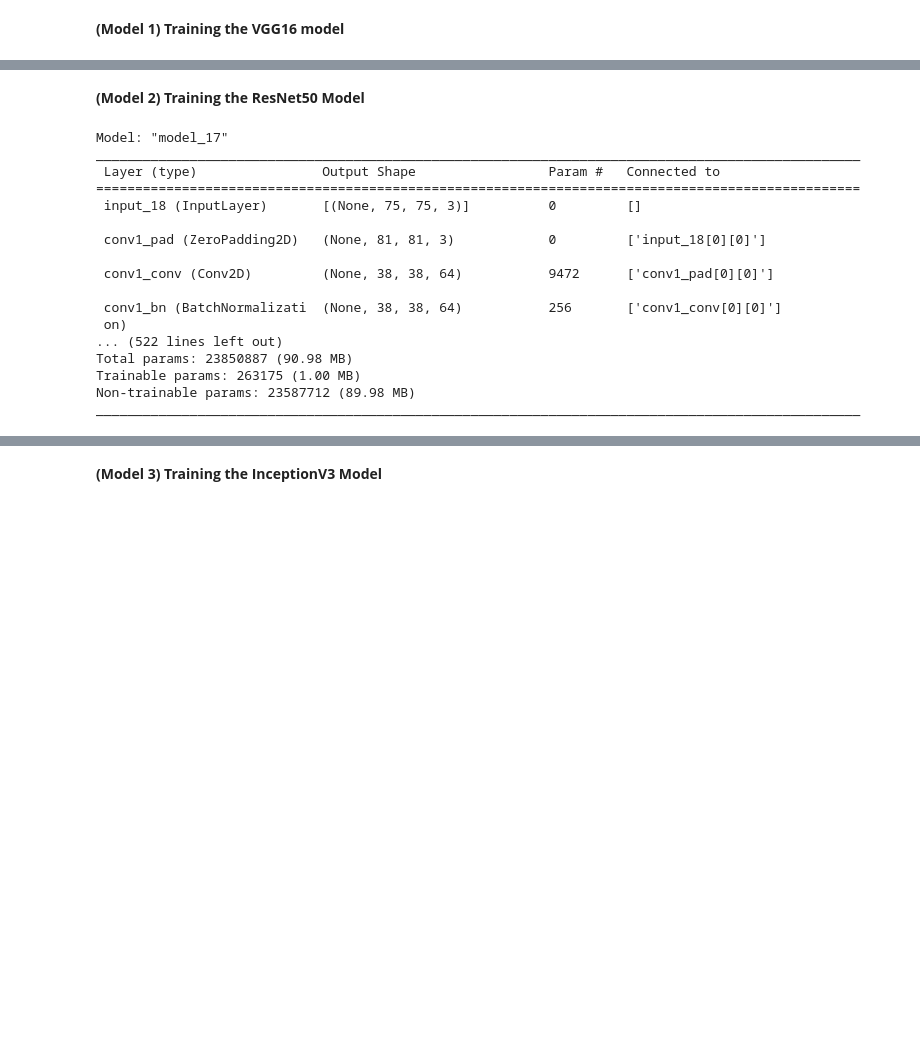
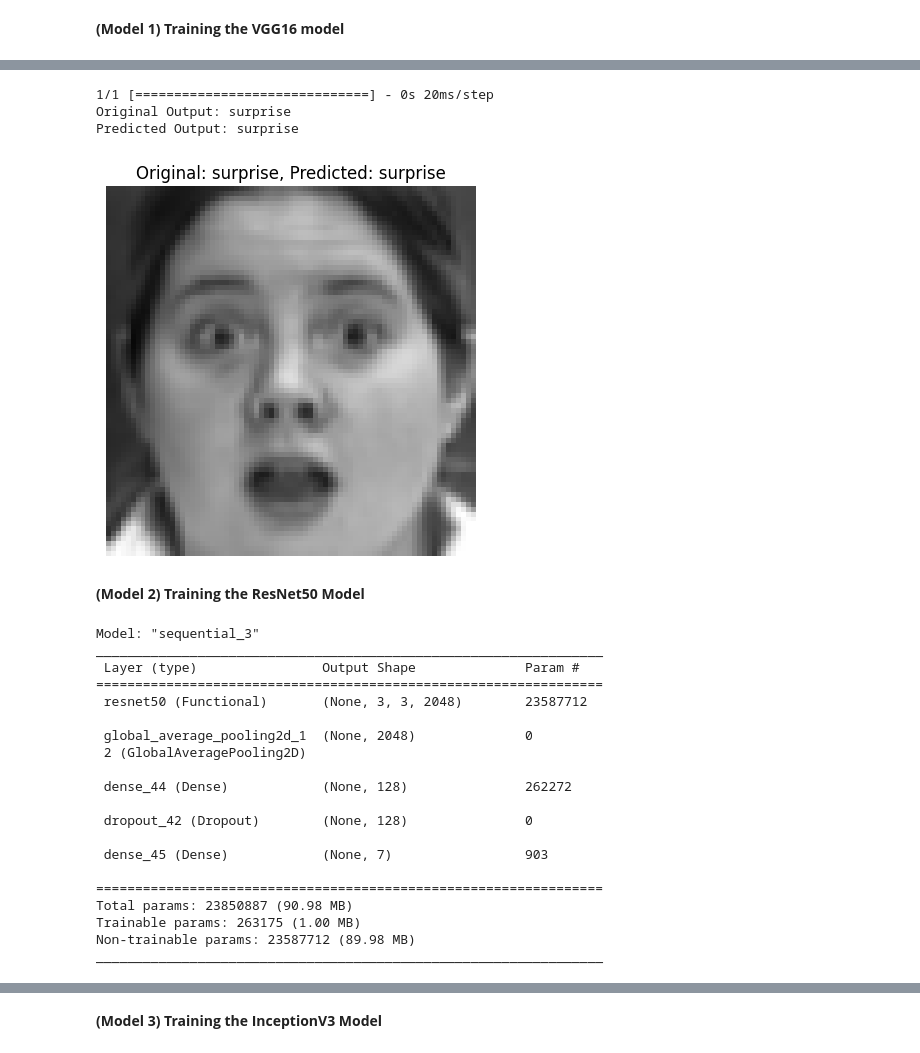
Before and after one commit to Ved204/CP468-Facial-Recognition, a Jupyter notebook: colab.ipynb, the cells around one changed output, grey strips where cells are left out. Cells and saved outputs as stored; diff of their text form; code cells hidden in the pictures; blank space fills up the shorter version.

```diff
--- a/colab.ipynb
+++ b/colab.ipynb
@@ -460 +448,16 @@ model_vgg16 = Model(inputs=base_model_vgg16.input, outputs=predictions)
+# %%
+# Load VGG16 model without top layer
+vgg16_base = VGG16(include_top=False, input_shape=(75, 75, 3))
+for layer in vgg16_base.layers:
+    layer.trainable = False
+
+# Add custom top layers
+vgg16_model = Sequential()
+vgg16_model.add(vgg16_base)
+vgg16_model.add(GlobalAveragePooling2D())
+vgg16_model.add(Dense(128, activation='relu'))
+vgg16_model.add(Dropout(0.5))
+
+# 7 classes for emotions
+vgg16_model.add(Dense(7, activation='softmax'))
 # %%
@@ -517,2 +546,21 @@ model_vgg16.save(f'{output_path}/vgg16_emotion_recognition.h5')
+# %%
+# Test with Random Image
+image_index = random.randint(0, len(X_test) - 1)
+original_label = original_label_mapping[np.argmax(Y_test[image_index])]
+pred = vgg16_model.predict(X_test[image_index].reshape(1, 75, 75, 3))
+prediction_label = original_label_mapping[pred.argmax()]
+print(f"Original Output: {original_label}")
+print(f"Predicted Output: {prediction_label}")
+
+# Display the image
+plt.imshow(X_test[image_index])
+plt.title(f"Original: {original_label}, Predicted: {prediction_label}")
+plt.axis('off')
+plt.show()
+# %% [output]
+1/1 [==============================] - 0s 20ms/step
+Original Output: surprise
+Predicted Output: surprise
+[figure, added]
 # %% [markdown]
 **(Model 2) Training the ResNet50 Model**
@@ -528,26 +582,25 @@ model_resnet50 = Model(inputs=base_model_resnet50.input, outputs=predictions)
 # %%
-# Freeze the layers of the base model
-for layer in base_model_resnet50.layers:
-    layer.trainable = False
-
 # Compile the model
-model_resnet50.compile(optimizer='adam', loss='categorical_crossentropy', metrics=['accuracy'])
-model_resnet50.summary()
+resnet50_model.compile(optimizer=Adam(), loss='categorical_crossentropy', metrics=['accuracy'])
+resnet50_model.summary()
 # %% [output]
-Model: "model_17"
-__________________________________________________________________________________________________
- Layer (type)                Output Shape                 Param #   Connected to
-==================================================================================================
- input_18 (InputLayer)       [(None, 75, 75, 3)]          0         []
+Model: "sequential_3"
+_________________________________________________________________
+ Layer (type)                Output Shape              Param #
+=================================================================
+ resnet50 (Functional)       (None, 3, 3, 2048)        23587712
 
- conv1_pad (ZeroPadding2D)   (None, 81, 81, 3)            0         ['input_18[0][0]']
+ global_average_pooling2d_1  (None, 2048)              0
+ 2 (GlobalAveragePooling2D)
 
- conv1_conv (Conv2D)         (None, 38, 38, 64)           9472      ['conv1_pad[0][0]']
+ dense_44 (Dense)            (None, 128)               262272
 
- conv1_bn (BatchNormalizati  (None, 38, 38, 64)           256       ['conv1_conv[0][0]']
- on)
-... (522 lines left out)
+ dropout_42 (Dropout)        (None, 128)               0
+
+ dense_45 (Dense)            (None, 7)                 903
+
+=================================================================
 Total params: 23850887 (90.98 MB)
 Trainable params: 263175 (1.00 MB)
 Non-trainable params: 23587712 (89.98 MB)
-__________________________________________________________________________________________________
+_________________________________________________________________
```
Also changed, not shown: parts of 55 cells of this notebook.
